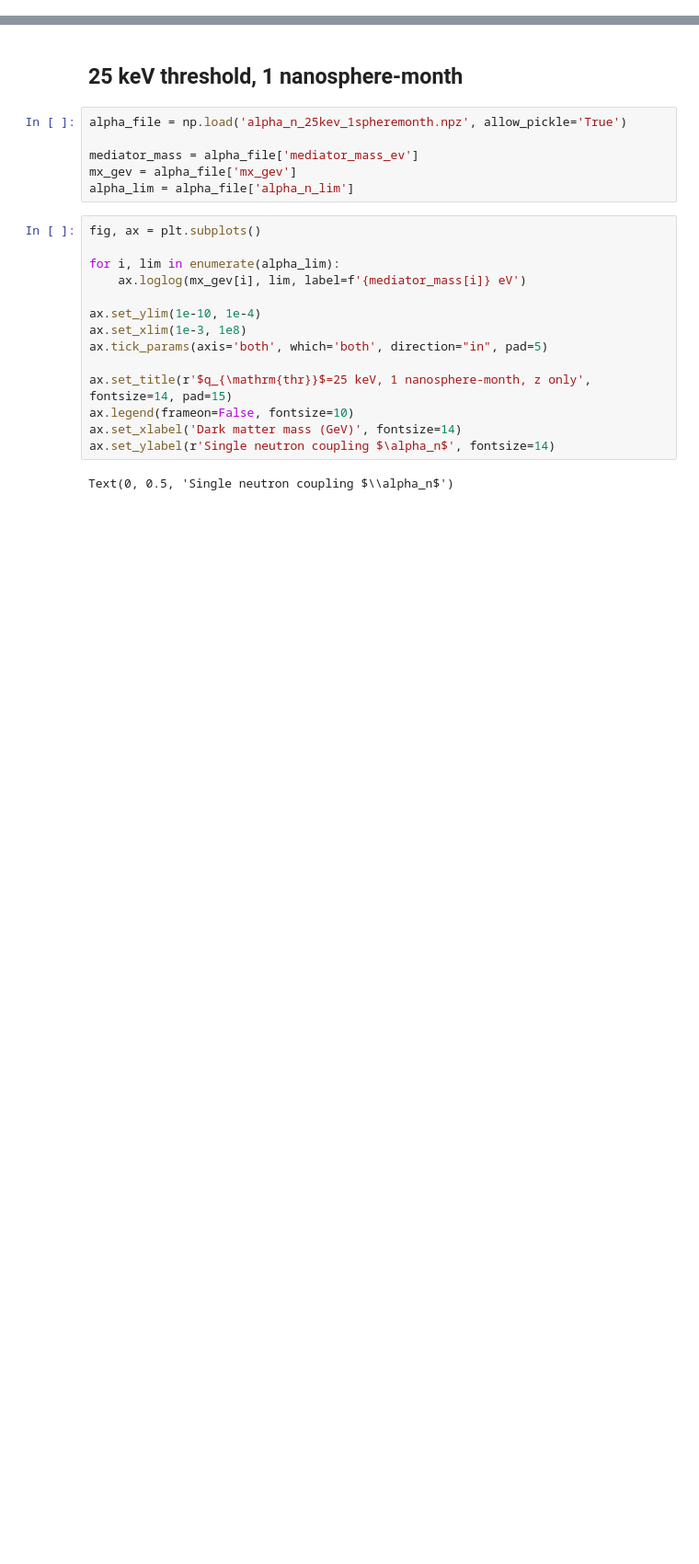
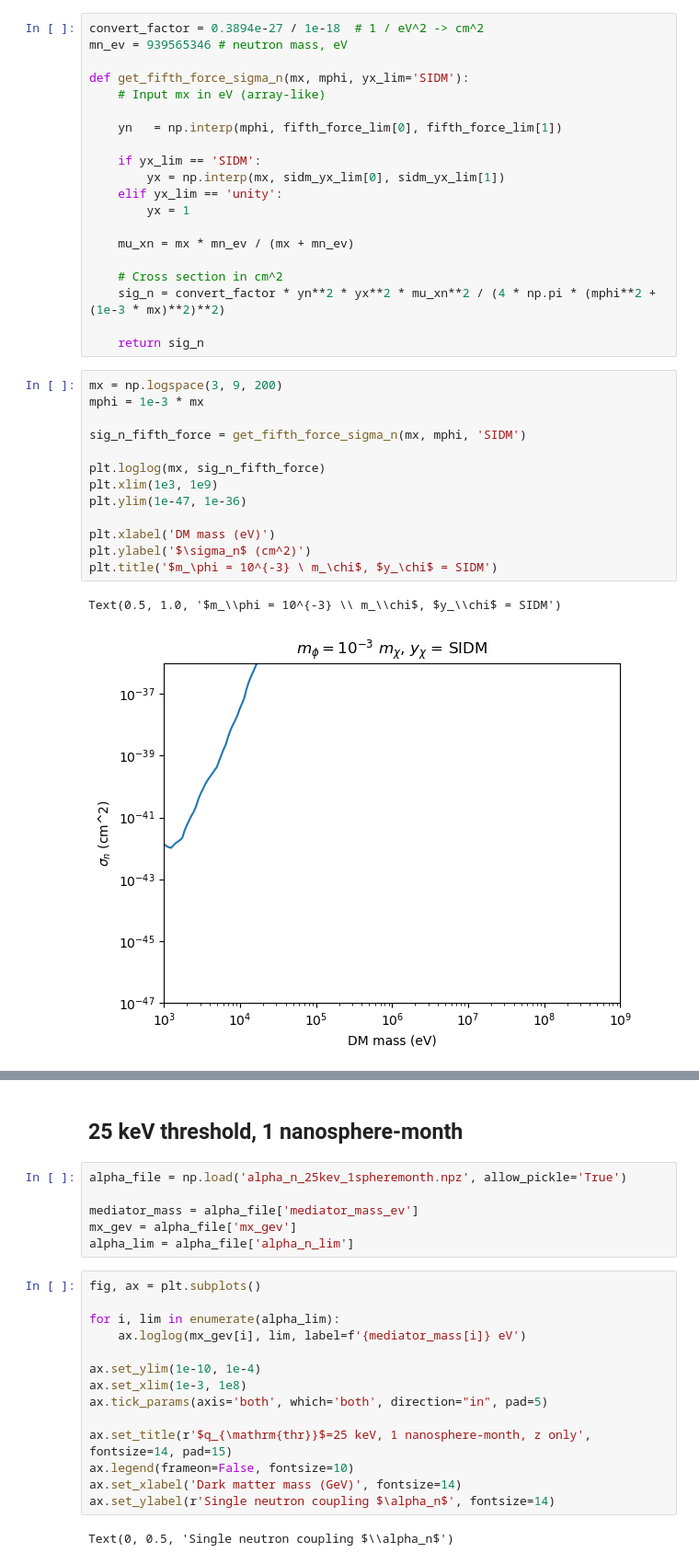
Before and after one commit to yuhants/impulse, a Jupyter notebook: yuhan/set_limits_dm_xsec.ipynb, the cells around one changed output, grey strips where cells are left out. Shown: that part at 92% size. Cells and saved outputs as stored; diff of their text form; blank space fills up the shorter version.

```diff
--- a/yuhan/set_limits_dm_xsec.ipynb
+++ b/yuhan/set_limits_dm_xsec.ipynb
@@ -3,0 +34,36 @@ import matplotlib.pyplot as plt
+# %%
+convert_factor = 0.3894e-27 / 1e-18  # 1 / eV^2 -> cm^2
+mn_ev = 939565346 # neutron mass, eV
+
+def get_fifth_force_sigma_n(mx, mphi, yx_lim='SIDM'):
+    # Input mx in eV (array-like)
+
+    yn   = np.interp(mphi, fifth_force_lim[0], fifth_force_lim[1])
+
+    if yx_lim == 'SIDM':
+        yx = np.interp(mx, sidm_yx_lim[0], sidm_yx_lim[1])
+    elif yx_lim == 'unity':
+        yx = 1
+
+    mu_xn = mx * mn_ev / (mx + mn_ev)
+
+    # Cross section in cm^2
+    sig_n = convert_factor * yn**2 * yx**2 * mu_xn**2 / (4 * np.pi * (mphi**2 + (1e-3 * mx)**2)**2)
+
+    return sig_n
+# %%
+mx = np.logspace(3, 9, 200)
+mphi = 1e-3 * mx
+
+sig_n_fifth_force = get_fifth_force_sigma_n(mx, mphi, 'SIDM')
+
+plt.loglog(mx, sig_n_fifth_force)
+plt.xlim(1e3, 1e9)
+plt.ylim(1e-47, 1e-36)
+
+plt.xlabel('DM mass (eV)')
+plt.ylabel('$\sigma_n$ (cm^2)')
+plt.title('$m_\phi = 10^{-3} \ m_\chi$, $y_\chi$ = SIDM')
+# %% [output]
+Text(0.5, 1.0, '$m_\\phi = 10^{-3} \\ m_\\chi$, $y_\\chi$ = SIDM')
+[figure, added]
```
Also changed, not shown: parts of 12 cells of this notebook, 3 other files.
